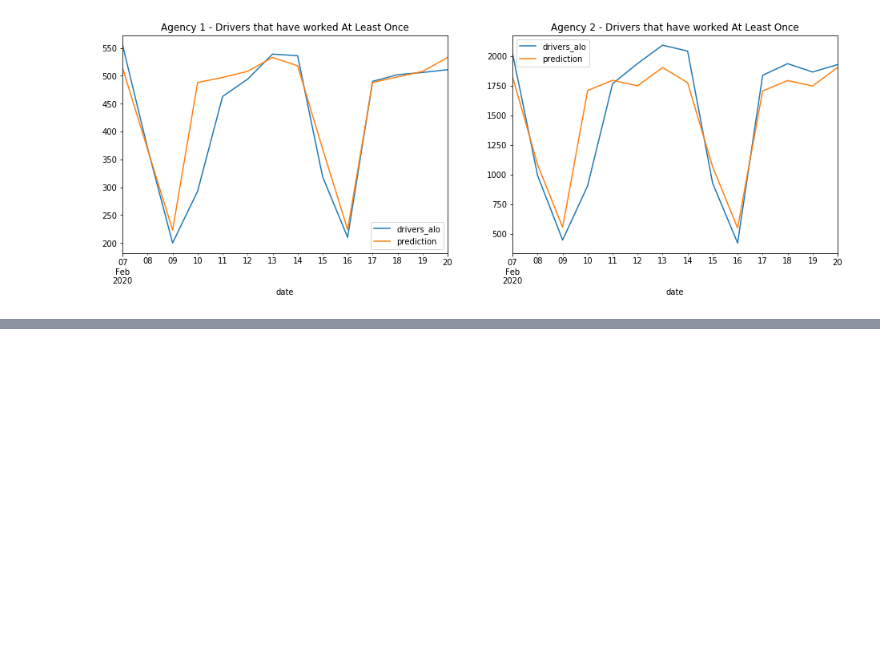
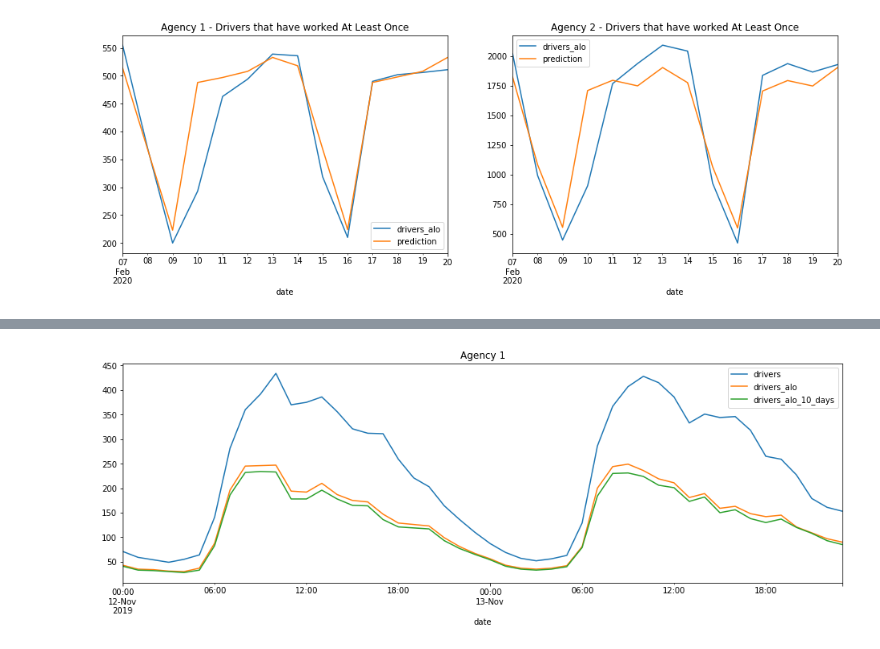
Before and after one commit to akanelson/ds4a, a Jupyter notebook: initial_exploratory_analysis/20 - Daily unique drivers prediction on the fly.ipynb, the cells around one changed output, grey strips where cells are left out. Saved outputs shown, nothing was run; the diff lists cells and outputs as text; code cells hidden in the pictures; blank space fills up the shorter version.

Commit message:
added hourly prediction examples

```diff
--- a/initial_exploratory_analysis/20 - Daily unique drivers prediction on the fly.ipynb
+++ b/initial_exploratory_analysis/20 - Daily unique drivers prediction on the fly.ipynb
@@ -234,0 +237,19 @@ np.sqrt(drivers_alo) ~ tuesday + wednesday + thursday + friday + saturday + sund
+# %%
+def get_hourly_drivers(agency_id, from_='2019-10-01', to_='2020-03-31'):
+
+    df = careful_query("""
+        select *
+        from unique_drivers_hourly_oozma
+        where date >= '{1}'
+          and date < '{2}'
+          and distribution_center = '{0}'
+        order by date asc
+        """.format(agency_id, from_, to_))
+
+    df['date'] = pd.to_datetime(df['date'])
+    df.set_index('date', inplace=True)
+
+    return df
+# %%
+df1 = get_hourly_drivers(agency['1'], from_='2019-11-12', to_='2019-11-14')
+df1.head()
@@ -234,0 +264,5 @@ np.sqrt(drivers_alo) ~ tuesday + wednesday + thursday + friday + saturday + sund
+# %%
+df1.plot(figsize=(16,5))
+plt.title('Agency 1');
+# %% [output]
+[figure, added]
```
Also changed, not shown: parts of 11 cells of this notebook.
